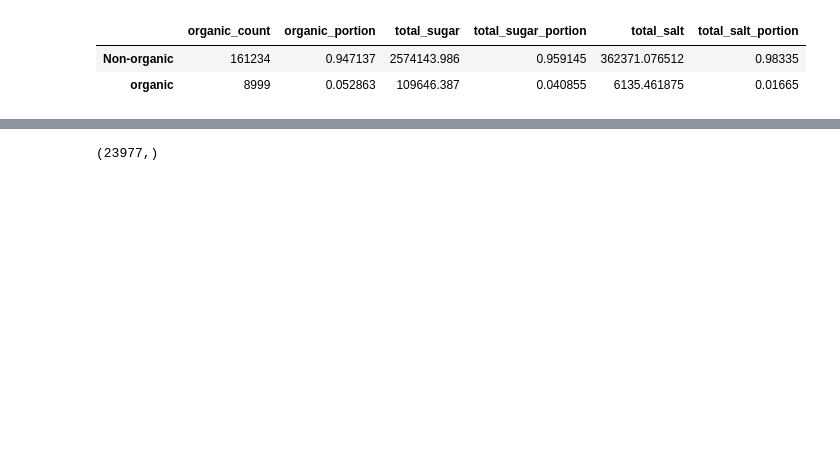
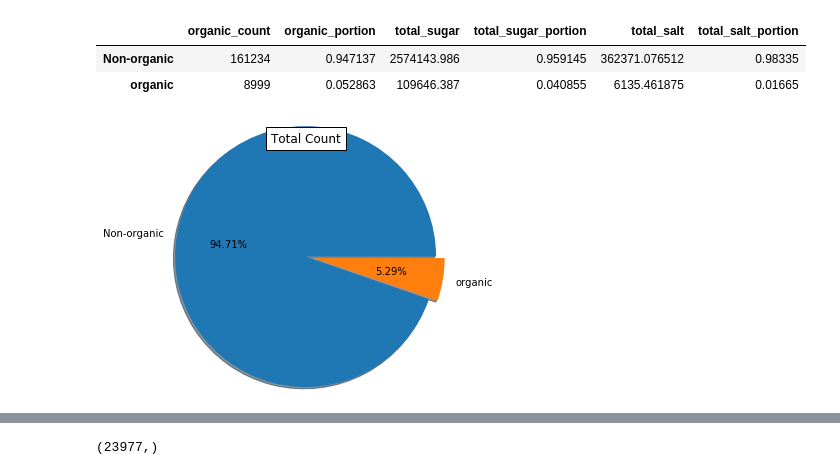
Before and after one commit to wits73/py_project, a Jupyter notebook: Health&Food-project-II.ipynb, the cells around one changed output, grey strips where cells are left out. Drawn from its saved outputs; the diff is of its cells as text; code cells hidden in the pictures; blank space fills up the shorter version.

```diff
--- a/Health&Food-project-II.ipynb
+++ b/Health&Food-project-II.ipynb
@@ -44,3 +43,15 @@ df_grp_organic
 |  | organic_count | organic_portion | total_sugar | total_sugar_portion | total_salt | total_salt_portion |
 | Non-organic | 161234 | 0.947137 | 2574143.986 | 0.959145 | 362371.076512 | 0.98335 |
 | organic | 8999 | 0.052863 | 109646.387 | 0.040855 | 6135.461875 | 0.01665 |
+# %%
+import matplotlib.pyplot as plt
+%matplotlib inline
+#xpos = np.arange(len(df_grp_organic.index))
+#plt.bar(df_grp_organic.index, df_grp_organic.organic_count, label="Product Count")
+plt.title("Total Count", bbox={'facecolor':'2', 'pad':5})
+plt.axis("equal")
+
+plt.pie(df_grp_organic.organic_count, labels=df_grp_organic.index, shadow=True, autopct='%1.2f%%',radius=1.5,explode=[0,0.1])
+plt.show()
+# %% [output]
+[figure, added]
```
Also changed, not shown: parts of 44 cells of this notebook, 1 other file.
